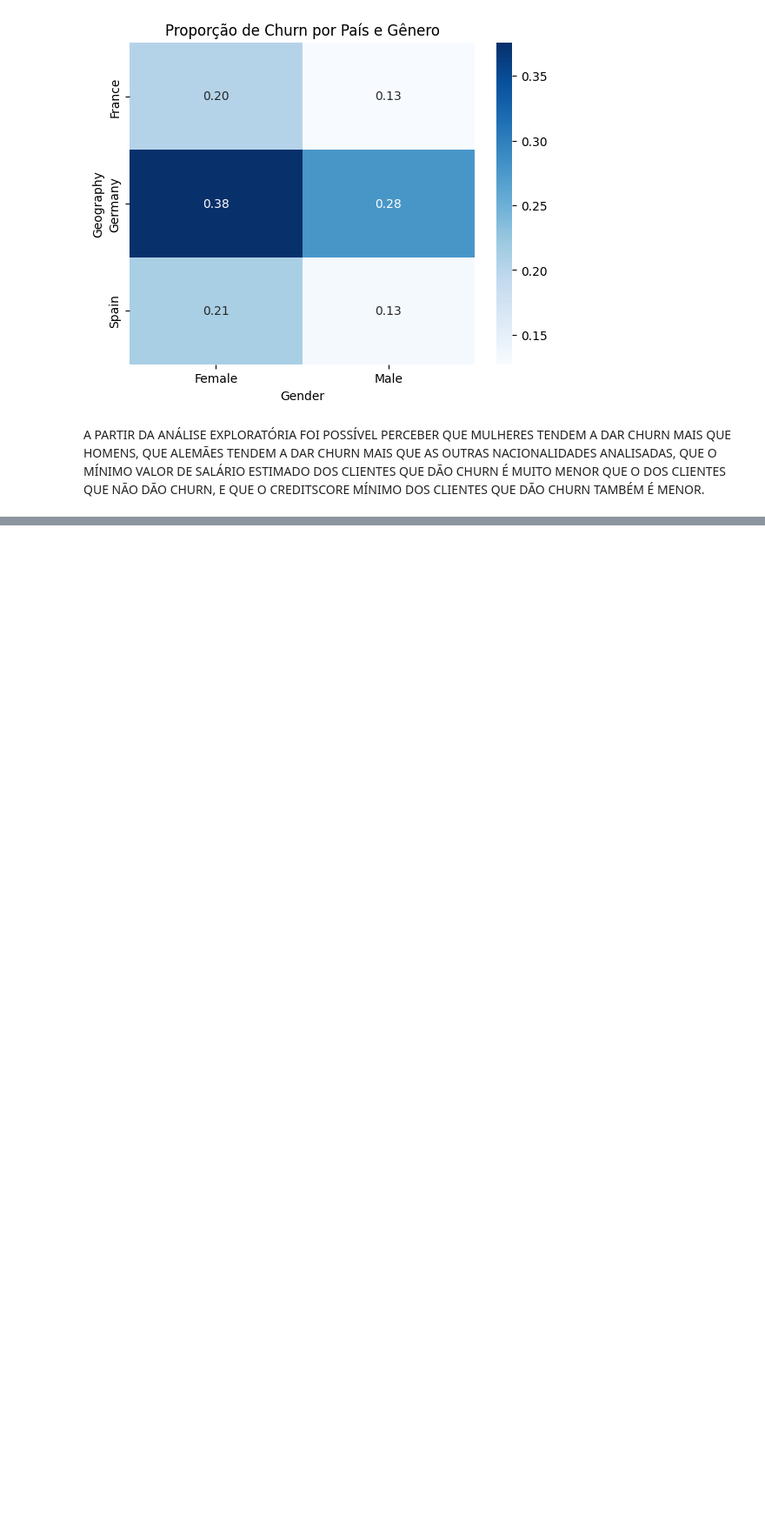
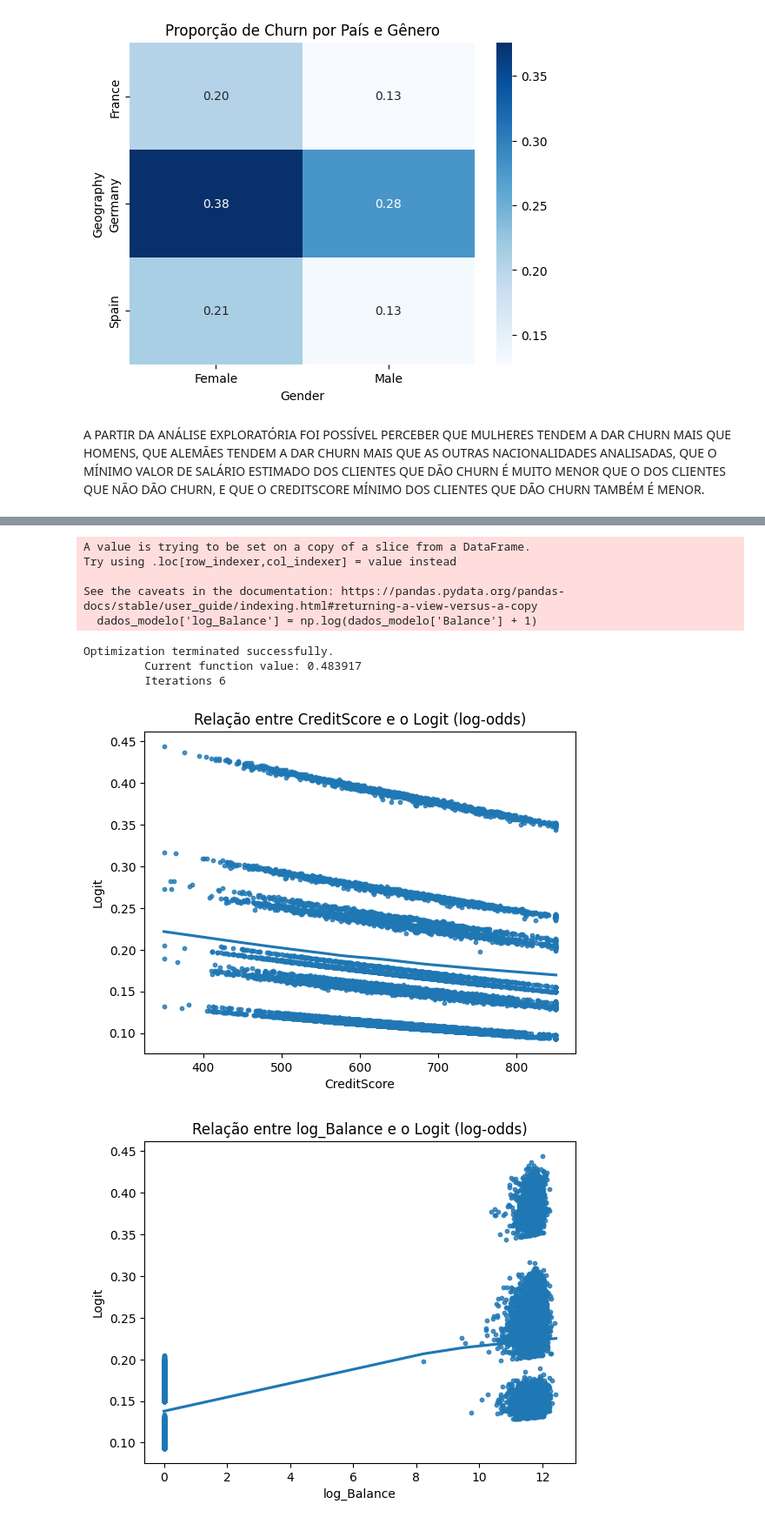
Before and after one commit to gustavo-plc/PyStatistics, a Jupyter notebook: AEDI_T5.ipynb, the cells around one changed output, grey strips where cells are left out. Shown at 87% size. Drawn from its saved outputs; the diff is of its cells as text; code cells hidden in the pictures; blank space fills up the shorter version.

```diff
--- a/AEDI_T5.ipynb
+++ b/AEDI_T5.ipynb
@@ -246,0 +624,46 @@ A PARTIR DA ANÁLISE EXPLORATÓRIA FOI POSSÍVEL PERCEBER QUE MULHERES TENDEM A
+# %%
+# Aplicar transformação logarítmica diretamente na variável Balance
+dados_modelo['log_Balance'] = np.log(dados_modelo['Balance'] + 1)
+
+# Substituir Balance por log_Balance
+dados_modelo = dados_modelo.drop(columns='Balance')
+
+# One-hot encoding novamente (após modificação do DataFrame)
+dados_dummies = pd.get_dummies(dados_modelo, drop_first=True)
+
+# Separar X e y
+X = dados_dummies.drop('Exited', axis=1)
+y = dados_dummies['Exited']
+
+# Adicionar constante
+X_const = sm.add_constant(X)
+
+# Garantir tipo float
+X_const = X_const.astype(float)
+y = y.astype(float)
+
+# Ajustar novo modelo logístico
+modelo = sm.Logit(y, X_const).fit()
+
+
+# Calcular logit
+logit = modelo.predict(X_const)
+
+# Replotar relação com CreditScore e log_Balance
+for col in ['CreditScore', 'log_Balance']:
+    sns.regplot(x=dados_modelo[col], y=logit, lowess=True, scatter_kws={'s': 10})
+    plt.title(f'Relação entre {col} e o Logit (log-odds)')
+    plt.xlabel(col)
+    plt.ylabel('Logit')
+    plt.show()
+# %% [output]
+A value is trying to be set on a copy of a slice from a DataFrame.
+Try using .loc[row_indexer,col_indexer] = value instead
+
+See the caveats in the documentation: https://pandas.pydata.org/pandas-docs/stable/user_guide/indexing.html#returning-a-view-versus-a-copy
+  dados_modelo['log_Balance'] = np.log(dados_modelo['Balance'] + 1)
+Optimization terminated successfully.
+         Current function value: 0.483917
+         Iterations 6
+[figure, added]
+[figure, added]
```
Also changed, not shown: parts of 36 cells of this notebook.
